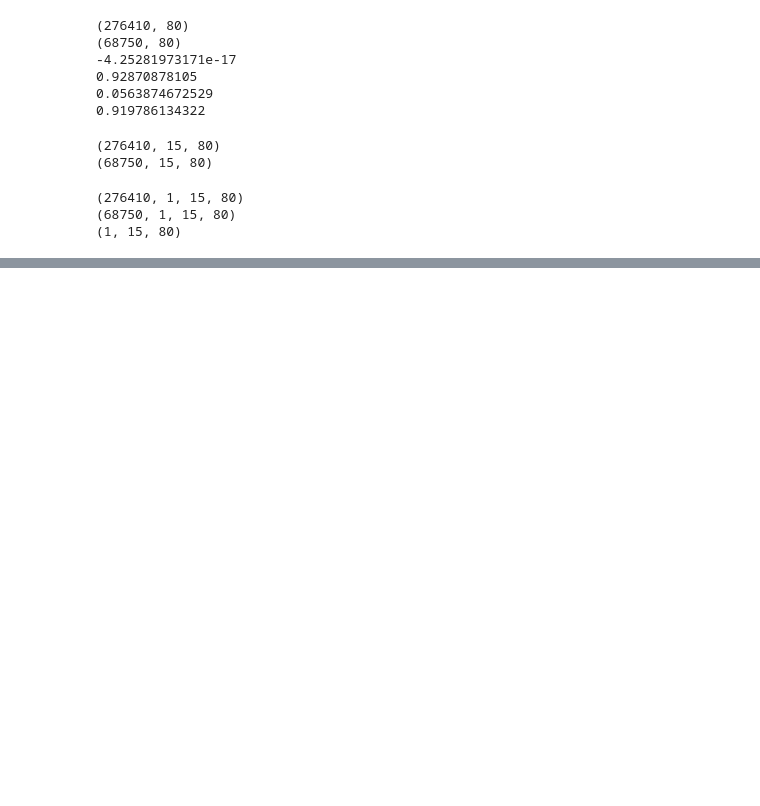
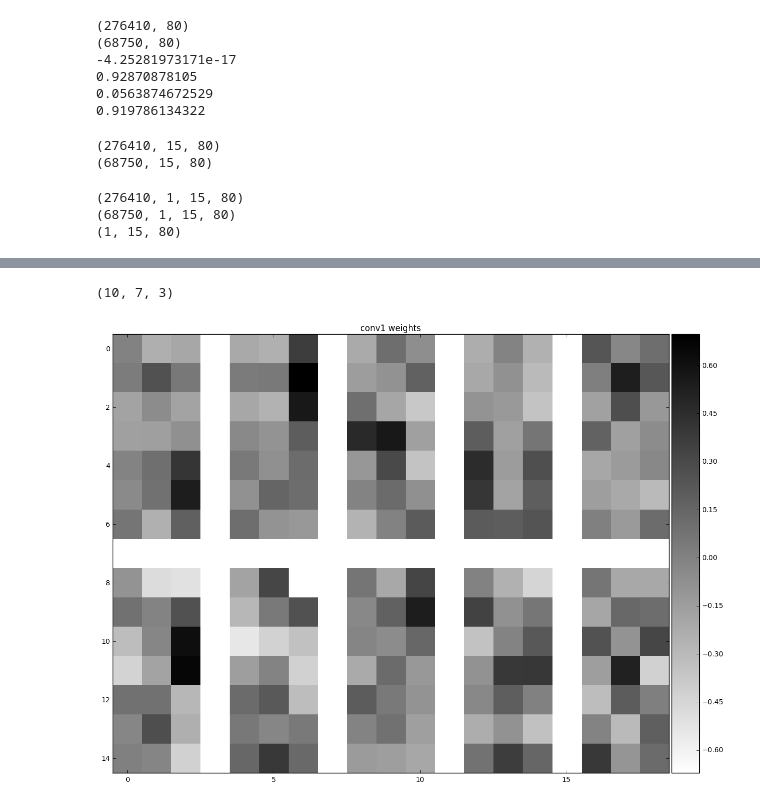
Before and after one commit to mpluess/music-transcription, a Jupyter notebook: onset_detection_convnet_2d_freq.ipynb, the cells around one changed output, grey strips where cells are left out. Drawn from its saved outputs; the diff is of its cells as text; code cells hidden in the pictures; blank space fills up the shorter version.

```diff
--- a/onset_detection_convnet_2d_freq.ipynb
+++ b/onset_detection_convnet_2d_freq.ipynb
@@ -374,6 +394,9 @@ def create_model(input_shape):
     model = Sequential()
     # Kernel size and pool size should be correct this way but better compare the results both ways ((7, 3) vs (3, 7)).
     model.add(Conv2D(10, (7, 3), padding='valid', input_shape=input_shape))
+    model.add(Activation('relu'))
+    model.add(MaxPooling2D(pool_size=(1, 3)))
+    model.add(Conv2D(20, (3, 3), padding='valid'))
     model.add(Activation('relu'))
     model.add(MaxPooling2D(pool_size=(1, 3)))
     model.add(Dropout(0.25))
@@ -450,0 +516,19 @@ precision=0.988095238095, recall=0.7775175644028103, F1=0.870249017038
+# %%
+# Visualize weights
+model = clf.model
+W = model.layers[0].get_weights()[0]
+# (7, 3, 10) -> (10, 3, 7)
+W = np.squeeze(W).T
+# (10, 3, 7) -> (10, 7, 3)
+W_filters_transposed = np.empty((W.shape[0], W.shape[2], W.shape[1]))
+for i, array in enumerate(W):
+    W_filters_transposed[i] = array.T
+print(W_filters_transposed.shape)
+
+plt.figure(figsize=(15, 15))
+plt.title('conv1 weights')
+nice_imshow(plt.gca(), make_mosaic(W_filters_transposed, 2, 5), cmap=cm.binary)
+# nice_imshow(plt.gca(), make_mosaic(W_filters_transposed, 4, 4), cmap=cm.binary)
+# %% [output]
+(10, 7, 3)
+[figure, added]
```
Also changed, not shown: parts of 4 cells of this notebook, 1 other file.
